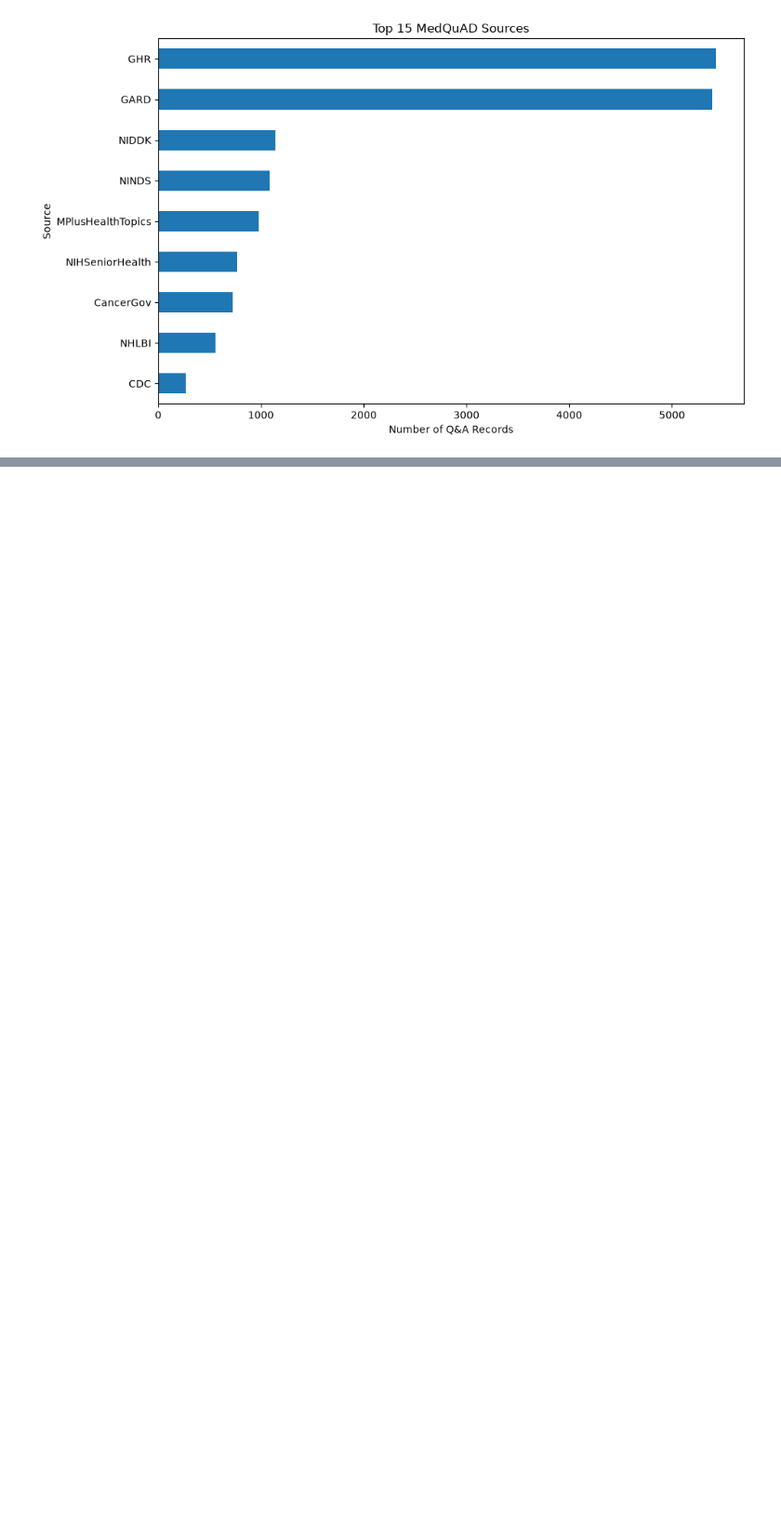
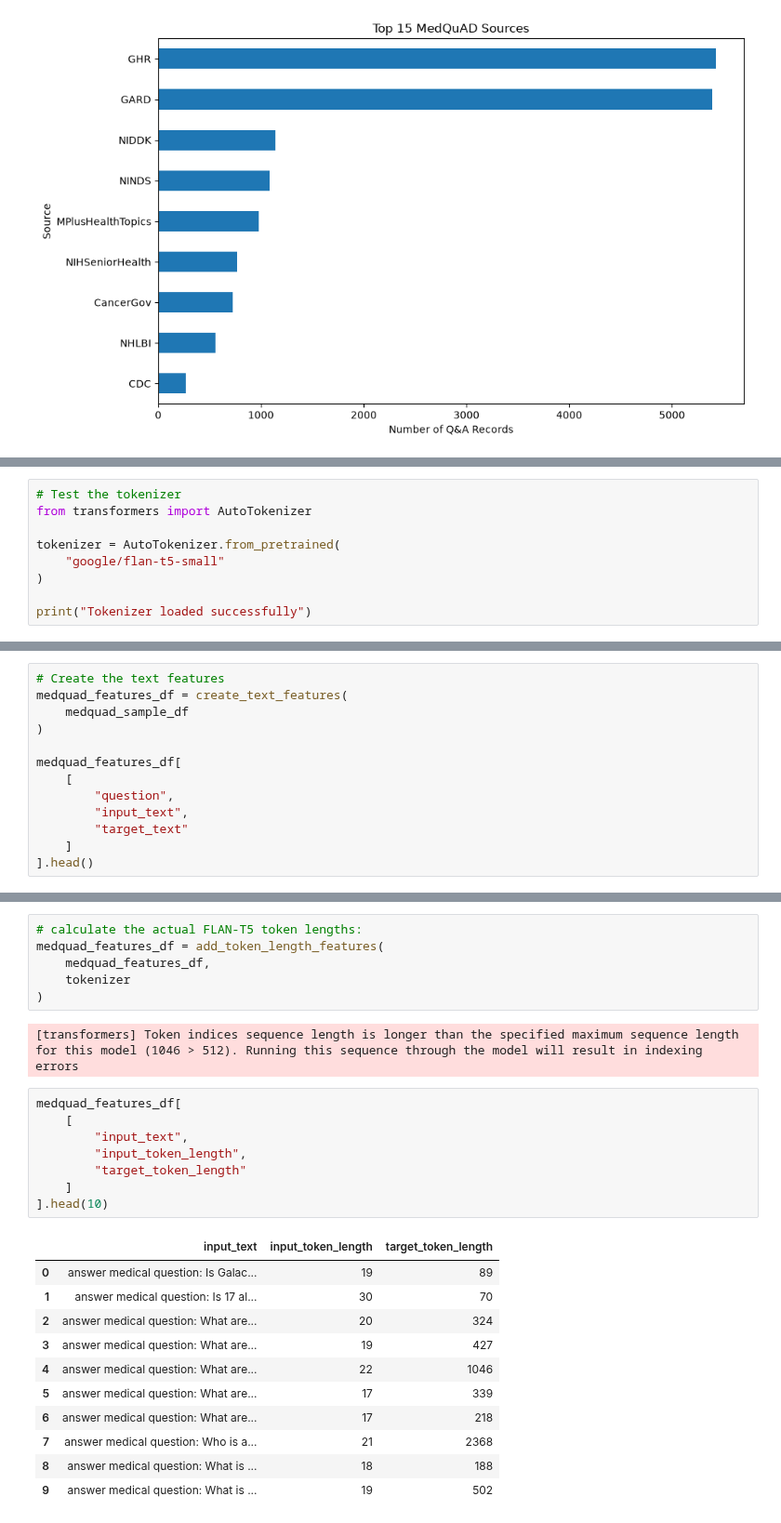
Before and after one commit to McChandra/medical_chatbot, a Jupyter notebook: test.ipynb, the cells around one changed output, grey strips where cells are left out. Shown at 93% size. Saved outputs shown, nothing was run; the diff lists cells and outputs as text; blank space fills up the shorter version.

```diff
--- a/test.ipynb
+++ b/test.ipynb
@@ -291,0 +431,9 @@ fig
+# %%
+# Test the tokenizer
+from transformers import AutoTokenizer
+
+tokenizer = AutoTokenizer.from_pretrained(
+    "google/flan-t5-small"
+)
+
+print("Tokenizer loaded successfully")
@@ -291,0 +442,13 @@ fig
+# %%
+# Create the text features
+medquad_features_df = create_text_features(
+    medquad_sample_df
+)
+
+medquad_features_df[
+    [
+        "question",
+        "input_text",
+        "target_text"
+    ]
+].head()
@@ -291,0 +462,28 @@ fig
+# %%
+# calculate the actual FLAN-T5 token lengths:
+medquad_features_df = add_token_length_features(
+    medquad_features_df,
+    tokenizer
+)
+# %% [output]
+[transformers] Token indices sequence length is longer than the specified maximum sequence length for this model (1046 > 512). Running this sequence through the model will result in indexing errors
+# %%
+medquad_features_df[
+    [
+        "input_text",
+        "input_token_length",
+        "target_token_length"
+    ]
+].head(10)
+# %% [output]
+|  | input_text | input_token_length | target_token_length |
+| 0 | answer medical question: Is Galac... | 19 | 89 |
+| 1 | answer medical question: Is 17 al... | 30 | 70 |
+| 2 | answer medical question: What are... | 20 | 324 |
+| 3 | answer medical question: What are... | 19 | 427 |
+| 4 | answer medical question: What are... | 22 | 1046 |
+| 5 | answer medical question: What are... | 17 | 339 |
+| 6 | answer medical question: What are... | 17 | 218 |
+| 7 | answer medical question: Who is a... | 21 | 2368 |
+| 8 | answer medical question: What is ... | 18 | 188 |
+| 9 | answer medical question: What is ... | 19 | 502 |
```
Also changed, not shown: parts of 20 cells of this notebook, 2 other files.
